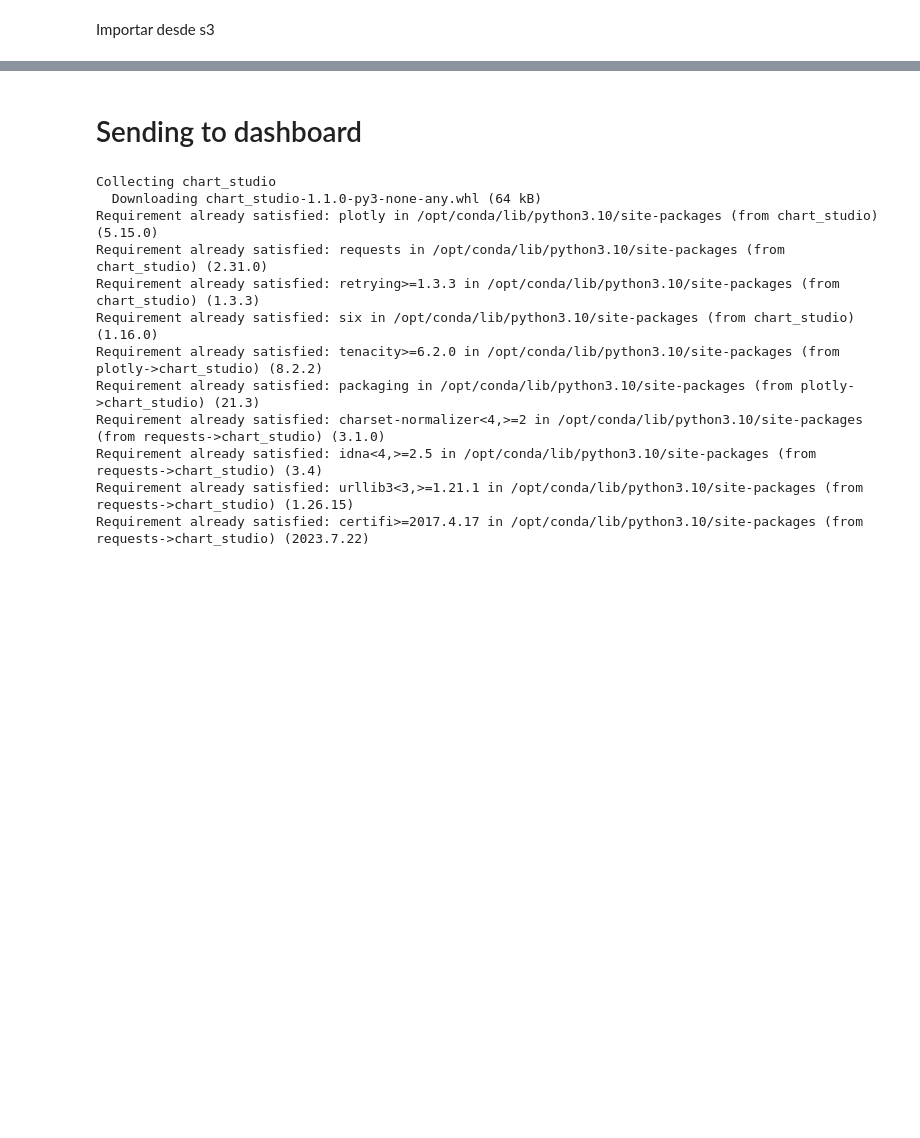
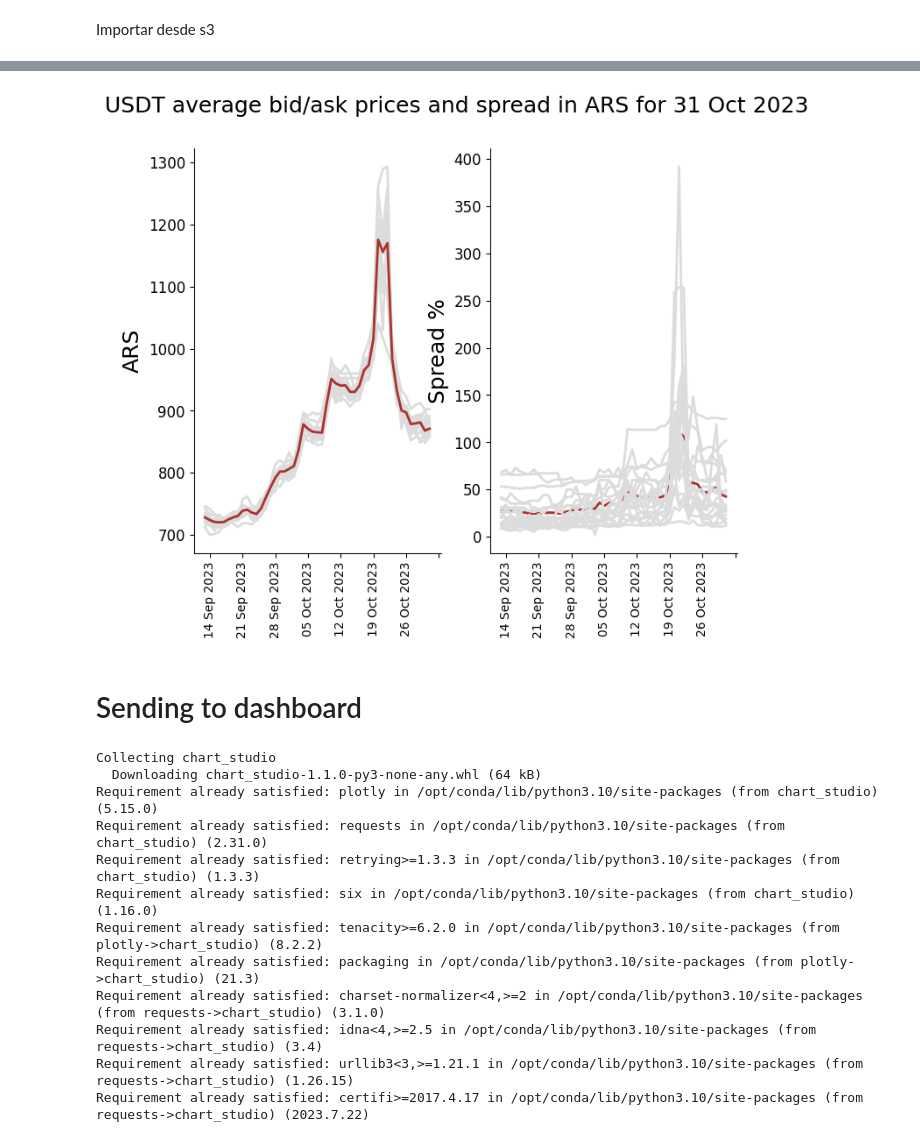
Before and after one commit to emigiupponi/usdt-ranking-prices-arg, a Jupyter notebook: usdt-ranking-prices-in-argentina.ipynb, the cells around one changed output, grey strips where cells are left out. Cells and saved outputs as stored; diff of their text form; code cells hidden in the pictures; blank space fills up the shorter version.

```diff
--- a/usdt-ranking-prices-in-argentina.ipynb
+++ b/usdt-ranking-prices-in-argentina.ipynb
@@ -321,6 +360,73 @@ fig3.update_layout(
 fig3.show()
 # %% [output]
 [interactive output not drawn]
+# %%
+import matplotlib.pyplot as plt
+import matplotlib.dates as mdates
+
+# Inicializa una figura con subplots con otro nombre asignado
+my_fig, axs = plt.subplots(1, 2, sharex=True, figsize=(8, 6))  # Se cambió el nombre a 'my_fig'
+
+# Define una paleta de colores personalizada
+colores = {
+    'average': "#AA322F",  # Bordó para 'average'
+    'otro_nombre': 'rgb(128,128,128)'  # Gris para otros 'Unnamed: 0'
+}
+
+# Inicializa una lista para las trazas del 'average'
+trazas_average = []
+
+# Itera a través de cada intercambio en el DataFrame
+for exchange in combined_df['Unnamed: 0'].unique():
+    exchange_df = combined_df[combined_df['Unnamed: 0'] == exchange]
+
+    # Obtén el color correspondiente de la paleta
+    color = colores.get(exchange, '#dcdcdc')  # Gris por defecto
+
+    # Controla la visibilidad de la leyenda
+    show_legend = True if exchange == 'average' else False
+
+    # Upper subplot: Average Daily Buying and Selling Prices for each exchange
+    if exchange == 'average':
+        traza, = axs[0].plot(exchange_df['Fecha'], exchange_df['Average dayly price'], label=exchange, color=color, linewidth=2)
+        trazas_average.append(traza)
+    else:
+        axs[0].plot(exchange_df['Fecha'], exchange_df['Average dayly price'], color=color, linewidth=2)
+
+    # Lower subplot: Spread Percentage for each exchange
+    axs[1].plot(exchange_df['Fecha'], exchange_df['Spread'], color=color, linewidth=2)
+
+# Agrega primero la traza del 'average' al subplot izquierdo
+for traza_average in trazas_average:
+    axs[0].add_line(traza_average)
+
+# Configura el diseño de los gráficos
+my_fig.suptitle(f'USDT average bid/ask prices and spread in ARS for {current_date}', fontsize=18)  # Se reemplazó 'fig' por 'my_fig'
+axs[0].set_ylabel('ARS', fontsize=18)
+axs[1].set_ylabel('Spread %', fontsize=18)
+axs[0].tick_params(axis='y', labelsize=12)
+axs[1].tick_params(axis='y', labelsize=12)
+
+# Oculta la leyenda
+axs[0].legend().set_visible(False)
+
+# Oculta los recuadros de los gráficos
+axs[0].spines['top'].set_visible(False)
+axs[0].spines['right'].set_visible(False)
+axs[1].spines['top'].set_visible(False)
+axs[1].spines['right'].set_visible(False)
+
+# Establece el formato del eje x para mostrar las fechas de manera legible y rotadas en 90 grados
+axs[0].xaxis.set_major_locator(mdates.DayLocator(interval=7))
+axs[1].xaxis.set_major_locator(mdates.DayLocator(interval=7))
+axs[0].xaxis.set_tick_params(rotation=90)
+axs[1].xaxis.set_tick_params(rotation=90)
+
+# Muestra el gráfico interactivo
+plt.savefig("usdt_times_series.pdf")
+plt.show()
+# %% [output]
+[figure, added]
 # %% [markdown]
 # Sending to dashboard
 # %%
```
Also changed, not shown: parts of 4 cells of this notebook.
